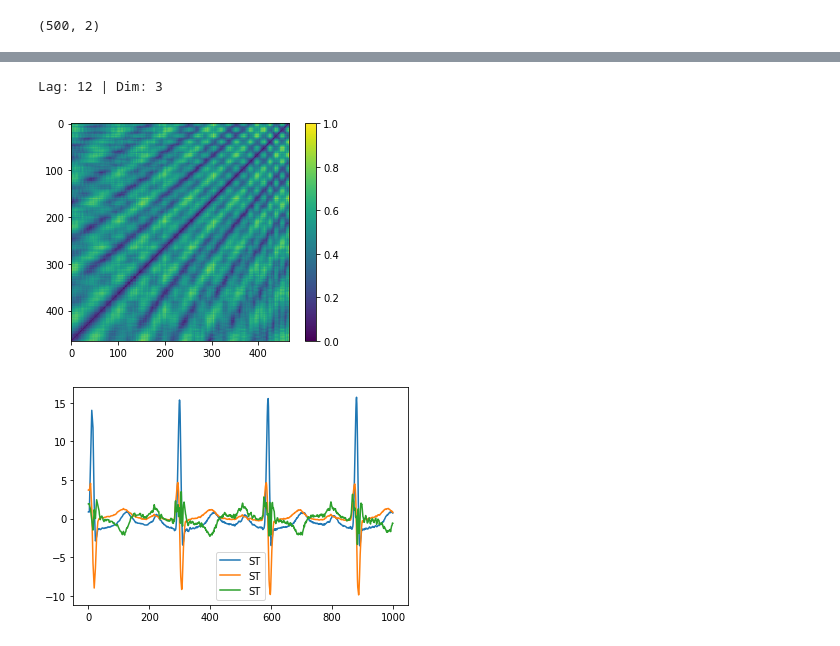
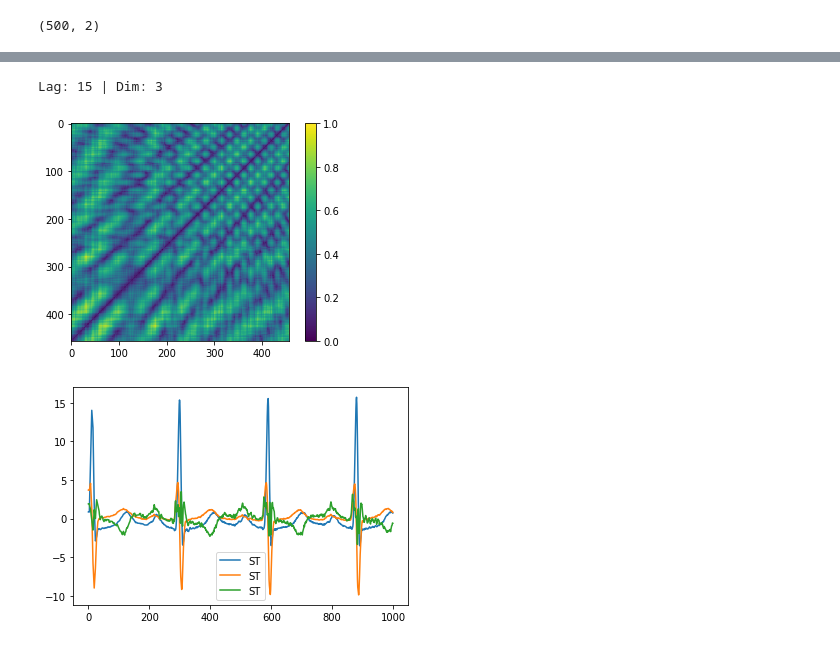
Before and after one commit to carstengieshoff/thesis_code, a Jupyter notebook: notebooks/Test_RPs_for_multivariate_signals.ipynb, the cells around one changed output, grey strips where cells are left out. Saved outputs shown, nothing was run; the diff lists cells and outputs as text; code cells hidden in the pictures.

```diff
--- a/notebooks/Test_RPs_for_multivariate_signals.ipynb
+++ b/notebooks/Test_RPs_for_multivariate_signals.ipynb
@@ -52,19 +52,19 @@ plt.show()
 # %%
 # RP from first PCA
-signal = PCA(s, num_pcs=2)
+signal = PCA(s, num_pcs=1)
 lag = mutual_information(signal)
 dim = fnn(signal, lag=lag)
 
 embedding = LagEmbedding(dim=dim, lag=lag)
 print(f"Lag: {lag} | Dim: {dim}")
 
 calculator = RecurrencePlotCalculator(embedding=embedding, metric="euclidean")
 rp = calculator.generate(signal=signal)
 rp.normalize()
 rp.show()
 # %% [output]
-Lag: 12 | Dim: 3
+Lag: 15 | Dim: 3
-[figure, old version]
+[figure, new version]
 # %%
 # RP from a 12 lead ECG
 
```
Also changed, not shown: parts of 5 cells of this notebook, 2 other files.
